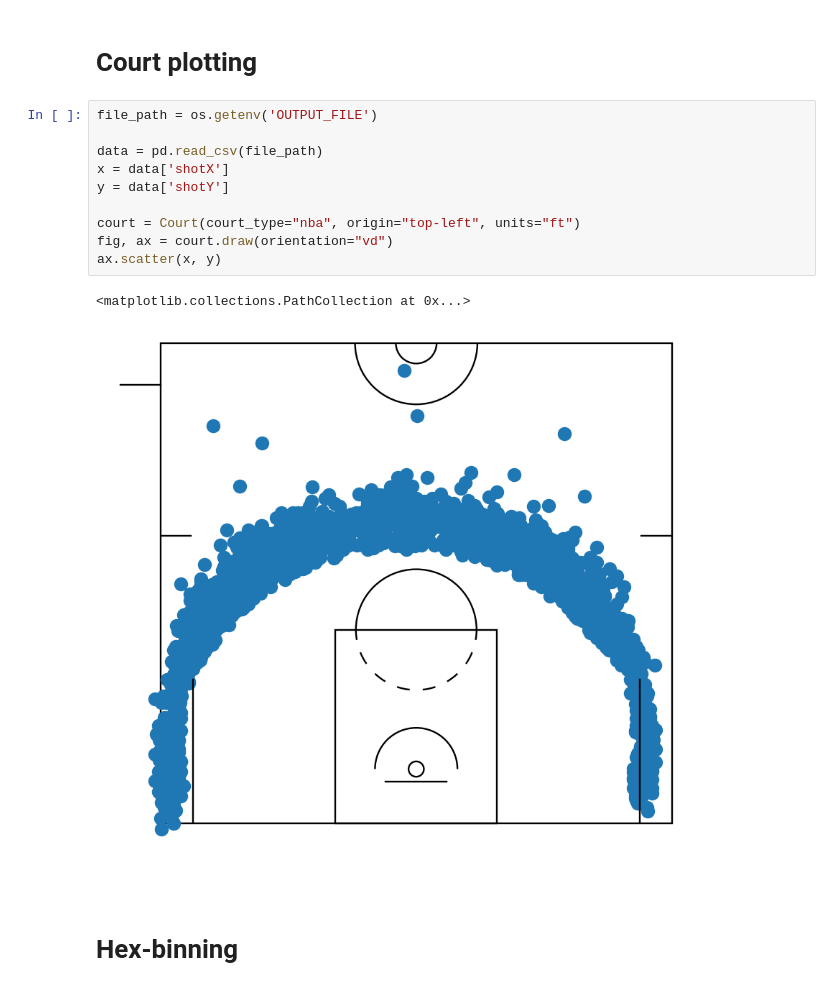
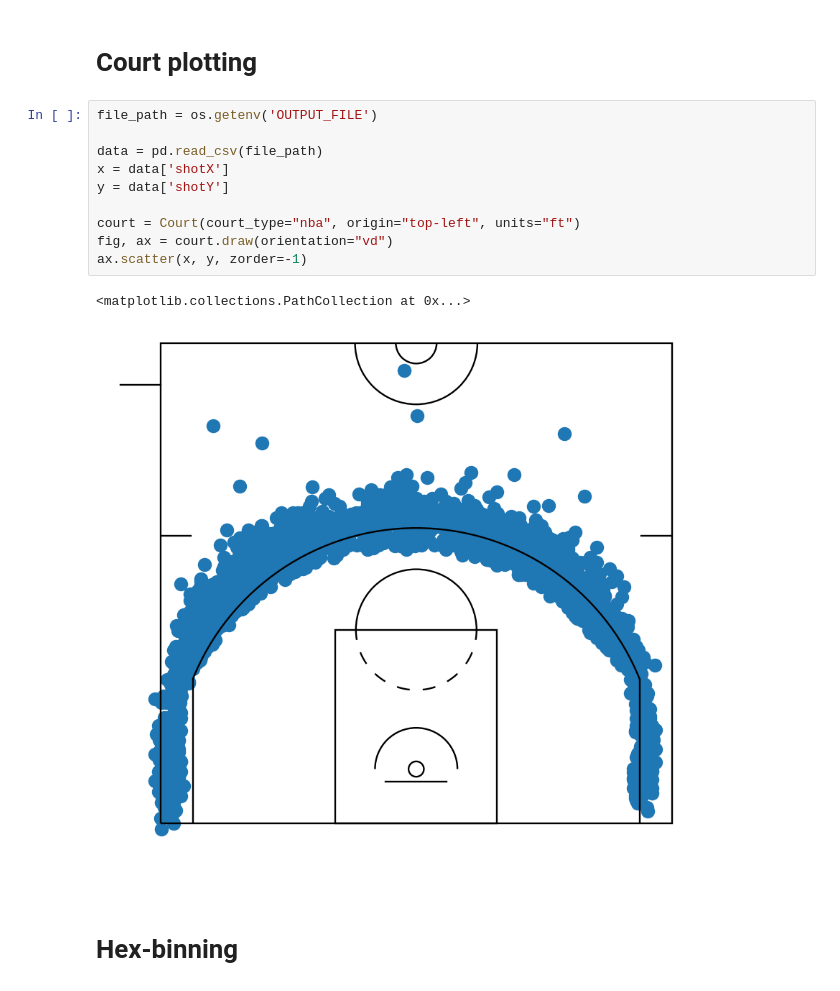
Before and after one commit to apradillap/MrCateringRATATATATA, a Jupyter notebook: notebooks/jose_manuel_calderon_3pt_shots.ipynb, the cells around one changed output. Cells and saved outputs as stored; diff of their text form.

Commit message:
Add zorder to show court can fully appear on top of the shot points

```diff
--- a/notebooks/jose_manuel_calderon_3pt_shots.ipynb
+++ b/notebooks/jose_manuel_calderon_3pt_shots.ipynb
@@ -14,16 +14,16 @@ warnings.filterwarnings("ignore")
 # %%
 file_path = os.getenv('OUTPUT_FILE')
 
 data = pd.read_csv(file_path)
 x = data['shotX']
 y = data['shotY']
 
 court = Court(court_type="nba", origin="top-left", units="ft")
 fig, ax = court.draw(orientation="vd")
-ax.scatter(x, y)
+ax.scatter(x, y, zorder=-1)
 # %% [output]
 <matplotlib.collections.PathCollection at 0x...>
-[figure, old version]
+[figure, new version]
 # %% [markdown]
 # Hex-binning
 # %%
```
